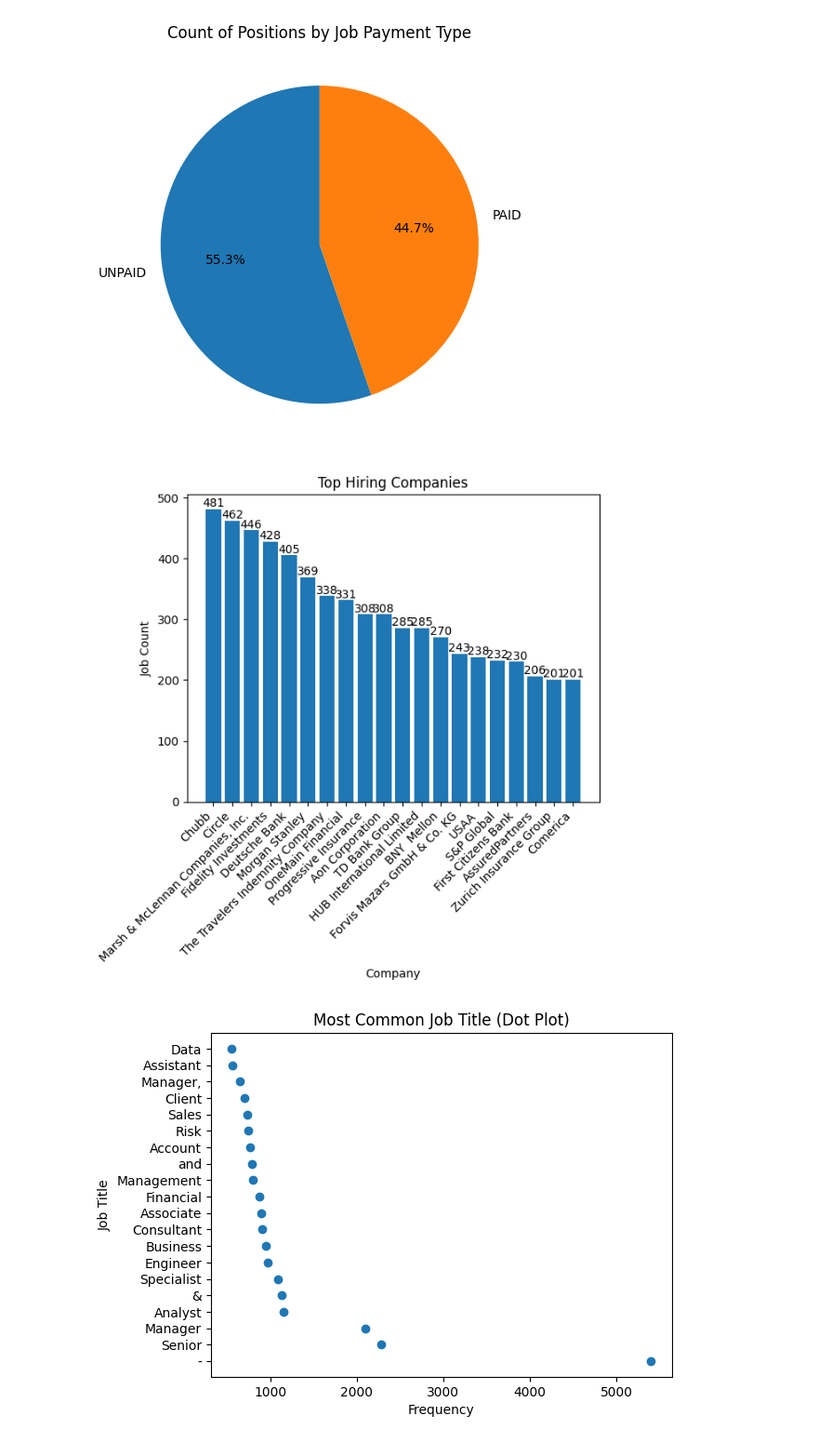
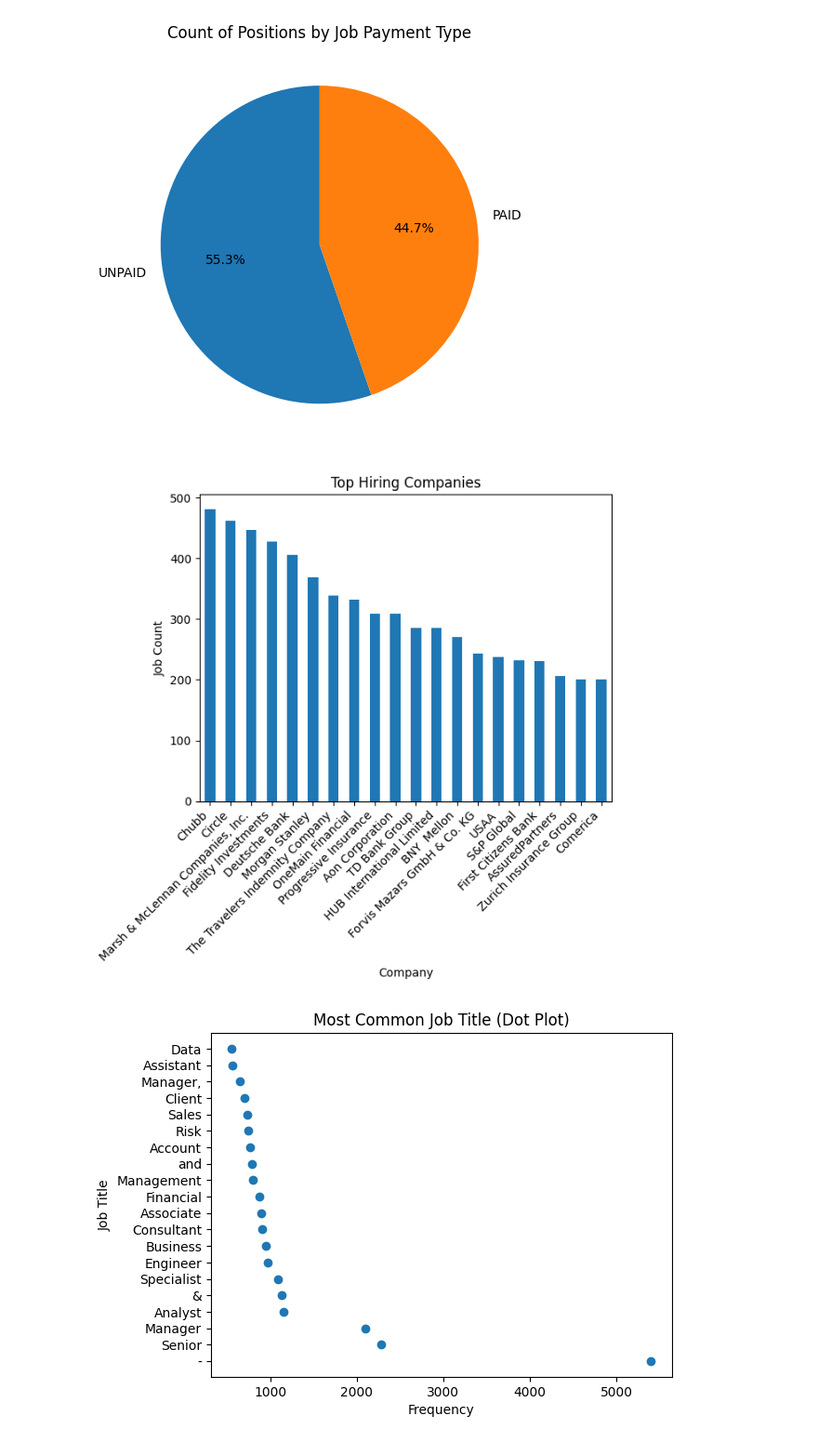
Before and after one commit to tumibytes/cis9650-project03, a Jupyter notebook: term_project_starter.ipynb, the cells around one changed output. Shown at 93% size. Cells and saved outputs as stored; diff of their text form; code cells hidden in the pictures.

Commit message:
made some change in  plot the hiring companies code

```diff
--- a/term_project_starter.ipynb
+++ b/term_project_starter.ipynb
@@ -362,25 +362,19 @@ plt.show()
 [figure]
 # %%
 # plot the hiring companies
-fig, ax = plt.subplots()
 
 company_count = df_flat["companyName"].value_counts().head(20)
-bar_labels = company_count.index.tolist()
-count = company_count.values.tolist()
 
-ax.bar(bar_labels, count)
-ax.set_xlabel("Company")
-ax.set_ylabel("Job Count")
-ax.set_title("Top Hiring Companies")
+company_count.plot(kind="bar")
 
+plt.xlabel("Company")
+plt.ylabel("Job Count")
+plt.title("Top Hiring Companies")
 plt.xticks(rotation=45, ha='right')
 
-for index, value in enumerate(count):
-    plt.text(index, value, str(value), ha='center', va='bottom')
-
 plt.show()
 # %% [output]
-[figure, old version]
+[figure, new version]
 # %%
 # plot the most common job title (Dot Plot)
 
```
Also changed, not shown: parts of 1 cell of this notebook.
